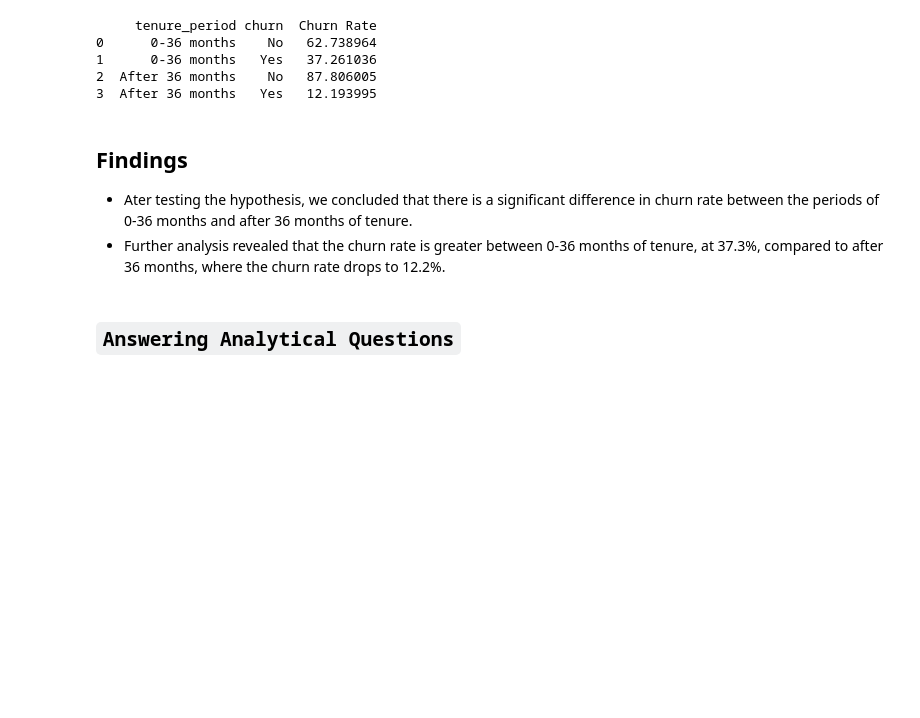
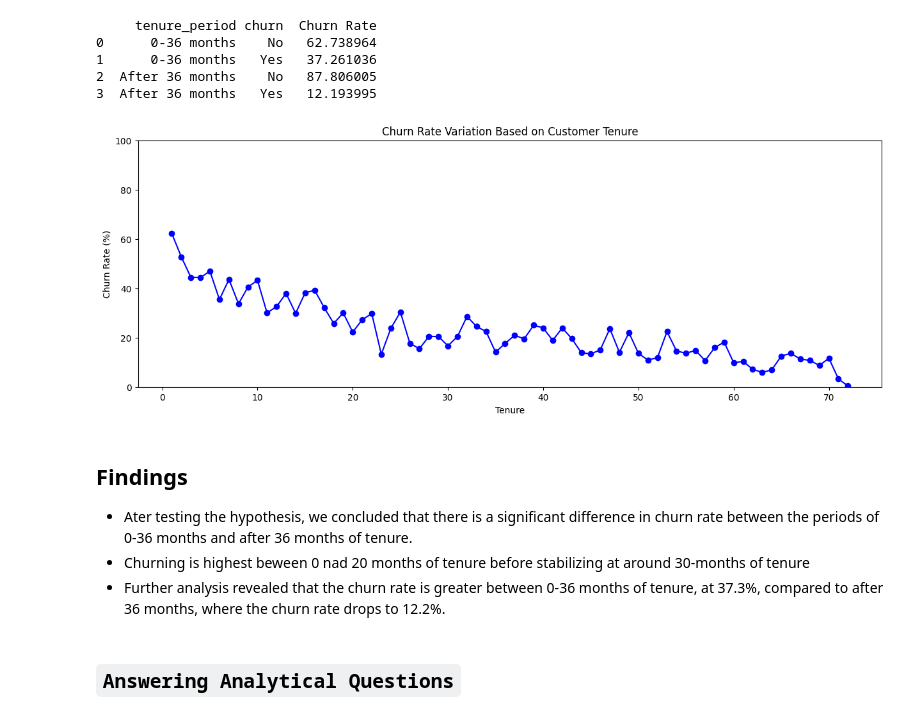
Before and after one commit to murithidenisgitobu/Vodafone_Corporation_Customer_Churn_Prediction, a Jupyter notebook: Customer_Churn_Prediction_Notebook.ipynb, the cells around one changed output. Drawn from its saved outputs; the diff is of its cells as text; code cells hidden in the pictures; blank space fills up the shorter version.

Commit message:
Churning rate added

```diff
--- a/Customer_Churn_Prediction_Notebook.ipynb
+++ b/Customer_Churn_Prediction_Notebook.ipynb
@@ -569,9 +569,29 @@ print(churn_rates)
 1      0-36 months   Yes   37.261036
 2  After 36 months    No   87.806005
 3  After 36 months   Yes   12.193995
+# %%
+# Calculate churn rates for each tenure
+tenure_churn = (train_data.groupby('tenure')['churn'].value_counts(normalize=True).unstack() * 100)
+
+# Plotting the churn rate variation
+ax = tenure_churn['Yes'].plot(kind='line', marker='o', color='blue', figsize=(15, 5))
+
+# Adding title and labels
+ax.set_title('Churn Rate Variation Based on Customer Tenure')
+ax.set_xlabel('Tenure')
+ax.set_ylabel('Churn Rate (%)')
+
+# Set y-axis limit between 0 and 100
+ax.set_ylim(0, 100)
+
+# Display the plot
+plt.show()
+# %% [output]
+[figure, added]
 # %% [markdown]
 ## Findings
 - Ater testing the hypothesis, we concluded that there is a significant difference in churn rate between the periods of 0-36 months and after 36 months of tenure.
+- Churning is highest beween 0 nad 20 months of tenure before stabilizing at around 30-months of tenure
 - Further analysis revealed that the churn rate is greater between 0-36 months of tenure, at 37.3%, compared to after 36 months, where the churn rate drops to 12.2%.
 # %% [markdown]
 ## **`Answering Analytical Questions`**
```
Also changed, not shown: parts of 3 cells of this notebook.
